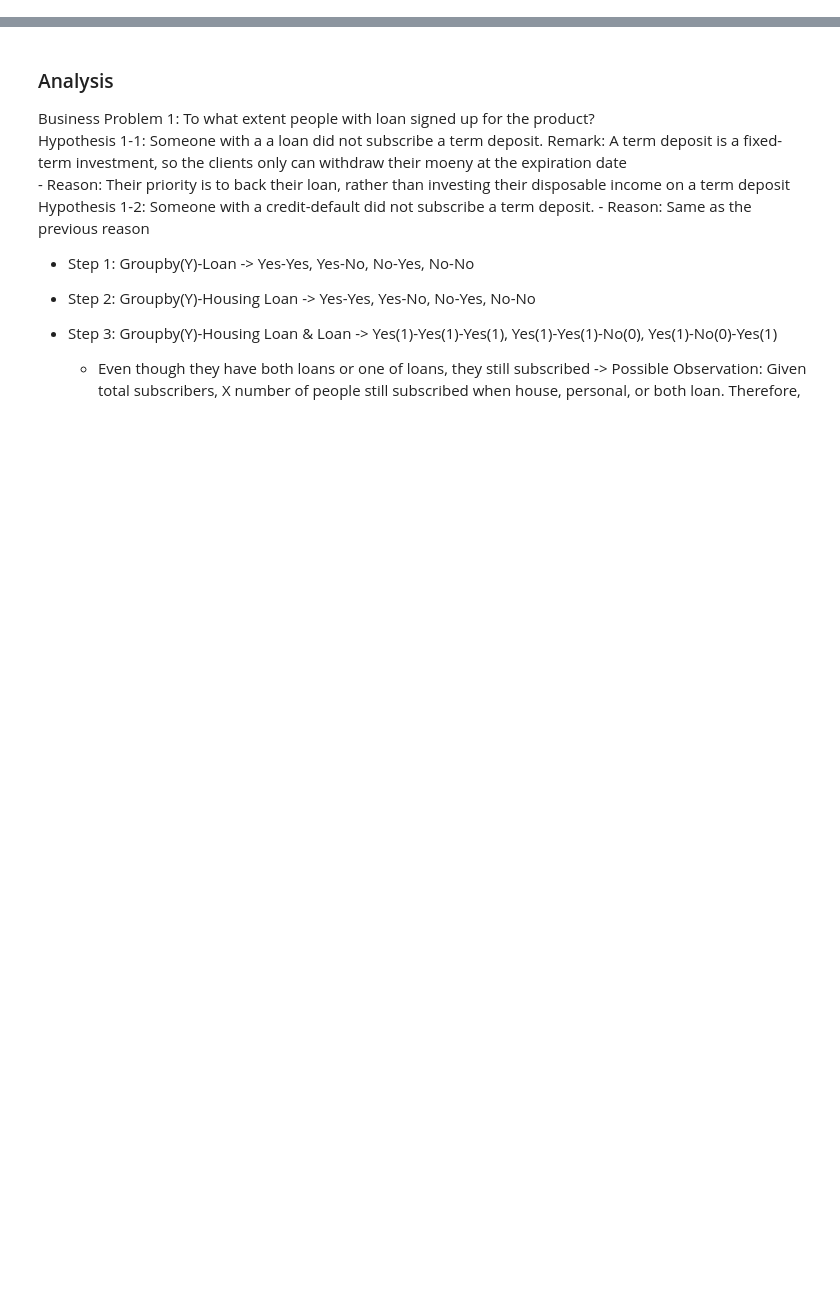
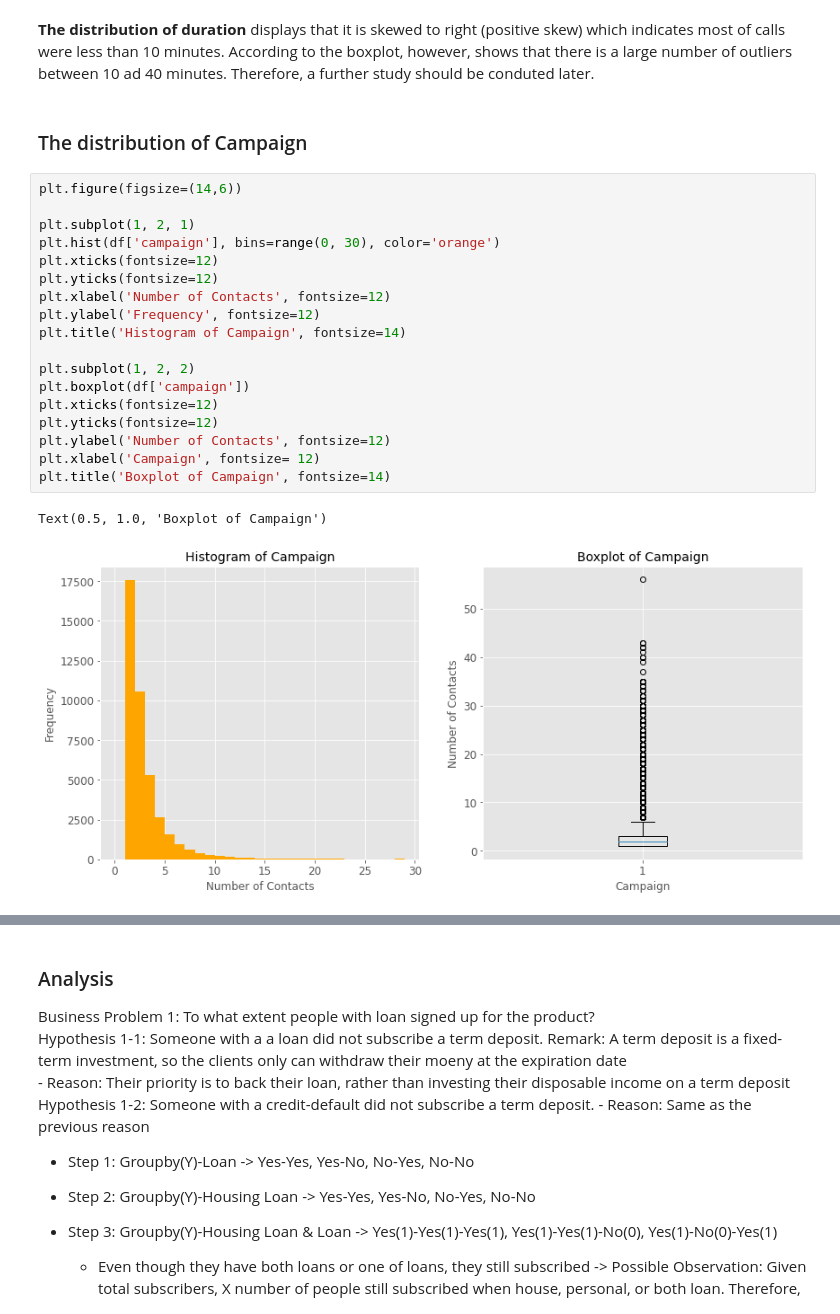
Before and after one commit to lmw0612/bank_telemarketing, a Jupyter notebook: bank_telemarketing.ipynb, the cells around one changed output, grey strips where cells are left out. Cells and saved outputs as stored; diff of their text form; blank space fills up the shorter version.

```diff
--- a/bank_telemarketing.ipynb
+++ b/bank_telemarketing.ipynb
@@ -215,0 +241,25 @@ df['loan'].value_counts().plot(kin)
+# %% [markdown]
+**The distribution of duration** displays that it is skewed to right (positive skew) which indicates most of calls were less than 10 minutes. According to the boxplot, however, shows that there is a large number of outliers between 10 ad 40 minutes. Therefore, a further study should be conduted later.
+# %% [markdown]
+### The distribution of Campaign
+# %%
+plt.figure(figsize=(14,6))
+
+plt.subplot(1, 2, 1)
+plt.hist(df['campaign'], bins=range(0, 30), color='orange')
+plt.xticks(fontsize=12)
+plt.yticks(fontsize=12)
+plt.xlabel('Number of Contacts', fontsize=12)
+plt.ylabel('Frequency', fontsize=12)
+plt.title('Histogram of Campaign', fontsize=14)
+
+plt.subplot(1, 2, 2)
+plt.boxplot(df['campaign'])
+plt.xticks(fontsize=12)
+plt.yticks(fontsize=12)
+plt.ylabel('Number of Contacts', fontsize=12)
+plt.xlabel('Campaign', fontsize= 12)
+plt.title('Boxplot of Campaign', fontsize=14)
+# %% [output]
+Text(0.5, 1.0, 'Boxplot of Campaign')
+[figure, added]
```
Also changed, not shown: parts of 113 cells of this notebook.
